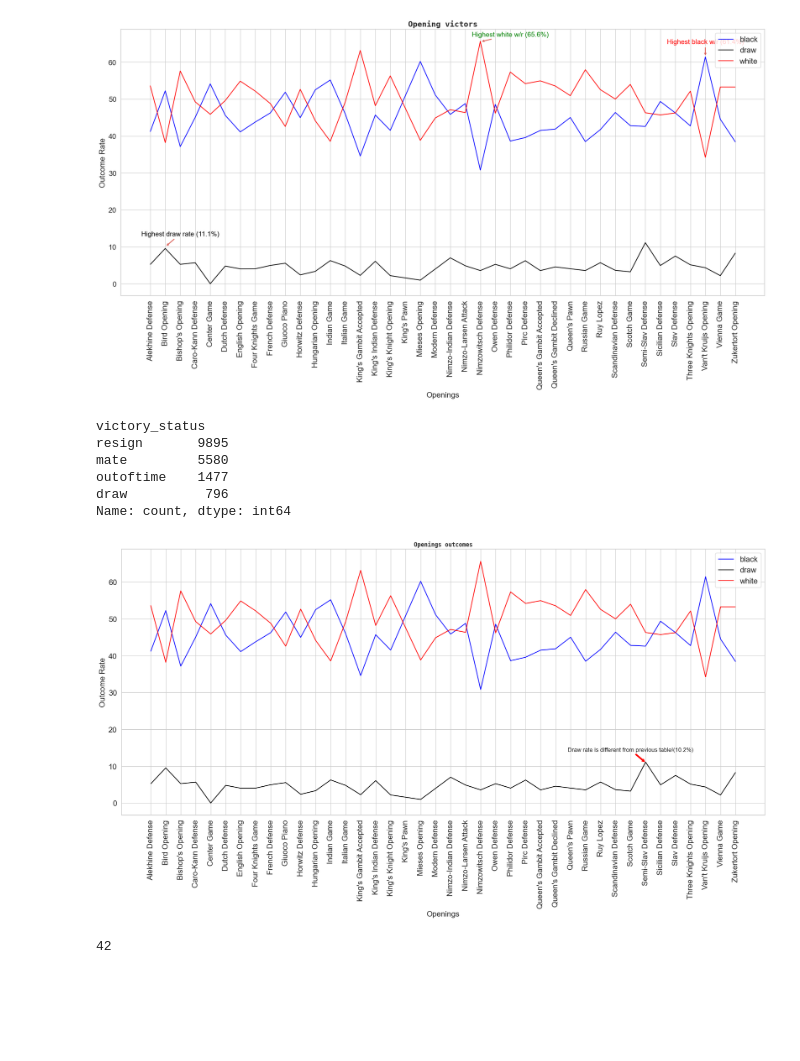
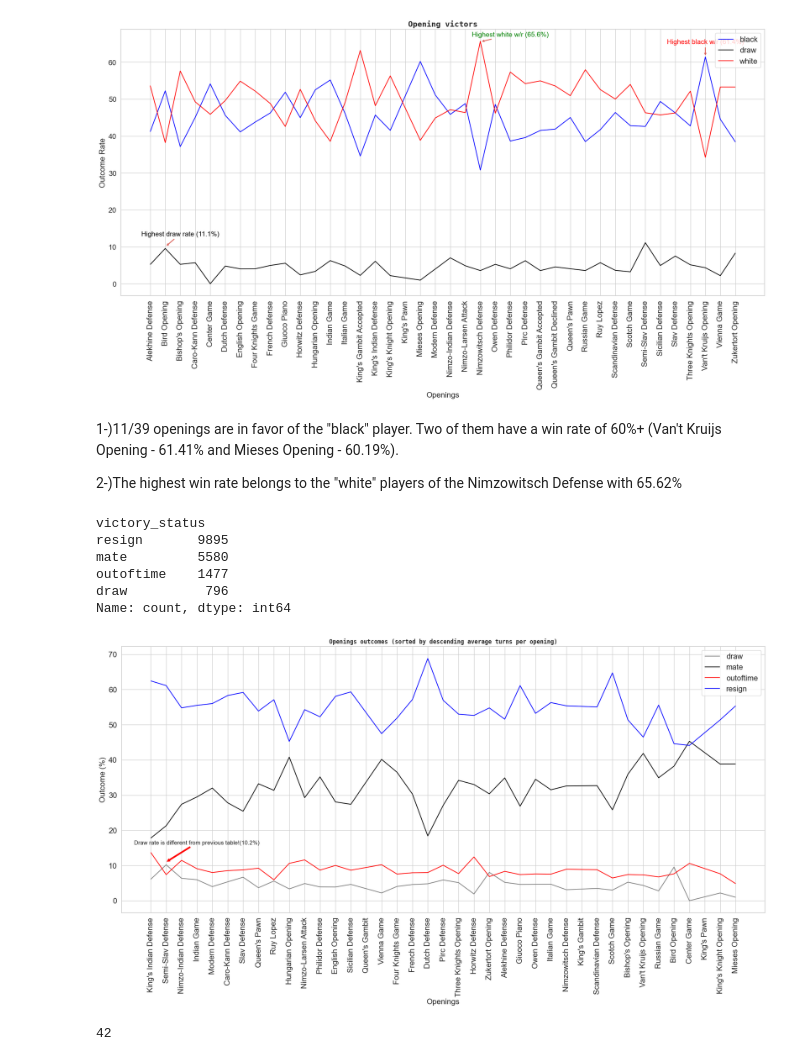
Before and after one commit to reepNao/Veri-Analizi-Bootcamp, a Jupyter notebook: chess_data_analysis.ipynb, the cells around one changed output. Saved outputs shown, nothing was run; the diff lists cells and outputs as text; code cells hidden in the pictures; blank space fills up the shorter version.

```diff
--- a/chess_data_analysis.ipynb
+++ b/chess_data_analysis.ipynb
@@ -45,4 +45,4 @@ def set_limits(x):
         if x <= n:
             return f"{n - 100} - {n}"
 
-df["rating_bracket"] = df["average_rating"].apply(brackets)
+df["rating_gaps"] = df["average_rating"].apply(set_limits)
@@ -57,0 +49,2 @@ df.head()
+# %%
+df = df.drop(columns=['created_at', 'last_move_at', 'opening_eco'])
@@ -363,6 +360,10 @@ plt.yticks(fontsize=15)
 plt.show()
 # %% [output]
 [figure]
+# %% [markdown]
+1-)11/39 openings are in favor of the "black" player. Two of them have a win rate of 60%+ (Van't Kruijs Opening - 61.41% and Mieses Opening - 60.19%).
+
+2-)The highest win rate belongs to the "white" players of the Nimzowitsch Defense with 65.62%
 # %%
 df2["victory_status"].value_counts()
 # %% [output]
@@ -373,40 +374,39 @@ outoftime    1477
 draw          796
 Name: count, dtype: int64
 # %%
-df6 = df2.groupby(["victory_status", "opening_name"]).size().unstack().fillna(0).astype(int)
-df6 = df6.div(df5.sum(axis=0), axis=1).mul(100).round(2).transpose()
-df6 = df6.reindex(['Alekhine Defense', 'Bird Opening', "Bishop's Opening",
-       'Caro-Kann Defense', 'Center Game', 'Dutch Defense', 'English Opening',
-       'Four Knights Game', 'French Defense', 'Giuoco Piano',
-       'Horwitz Defense', 'Hungarian Opening', 'Indian Game', 'Italian Game',
-       "King's Gambit Accepted", "King's Indian Defense",
-       "King's Knight Opening", "King's Pawn", 'Mieses Opening',
-       'Modern Defense', 'Nimzo-Indian Defense', 'Nimzo-Larsen Attack',
-       'Nimzowitsch Defense', 'Owen Defense', 'Philidor Defense',
-       'Pirc Defense', "Queen's Gambit Accepted", "Queen's Gambit Declined",
-       "Queen's Pawn", 'Russian Game', 'Ruy Lopez', 'Scandinavian Defense',
-       'Scotch Game', 'Semi-Slav Defense', 'Sicilian Defense', 'Slav Defense',
-       'Three Knights Opening', "Van't Kruijs Opening", 'Vienna Game',
-       'Zukertort Opening'])
+df7 = df2.groupby(["victory_status", "opening_name"]).size().unstack().fillna(0).astype(int)
+df7 = df7.div(df7.sum(axis=0), axis=1).mul(100).round(2).transpose()
+df7 = df7.reindex(["King's Indian Defense", "Semi-Slav Defense", "Nimzo-Indian Defense",
+       "Indian Game", "Modern Defense", 'Caro-Kann Defense', 'Slav Defense',
+       "Queen's Pawn", 'Ruy Lopez', 'Hungarian Opening', 'Nimzo-Larsen Attack',
+       'Philidor Defense', 'English Opening', 'Sicilian Defense',
+       "Queen's Gambit", 'Vienna Game', 'Four Knights Game', 'French Defense',
+       'Dutch Defense', 'Pirc Defense', 'Three Knights Opening',
+       'Horwitz Defense', 'Zukertort Opening', 'Alekhine Defense',
+       'Giuoco Piano', 'Owen Defense', 'Italian Game', 'Nimzowitsch Defense',
+       "King's Gambit", 'Scandinavian Defense', 'Scotch Game',
+       "Bishop's Opening", "Van't Kruijs Opening", 'Russian Game',
+       'Bird Opening', 'Center Game', "King's Pawn", "King's Knight Opening",
+       'Mieses Opening'])
 # %%
 fig, ax = plt.subplots(figsize=(24, 10))
-sns.lineplot(data = df5, palette=['blue', 'black', 'red'], dashes=[(1, 0), (1, 0), (1, 0), (1, 0)],
+sns.lineplot(data = df7, palette=['grey', "black", 'red','blue'], dashes=[(1, 0), (1, 0), (1, 0), (1, 0)],
             sort = False)
 
-plt.annotate("Draw rate is different from previous table!(10.2%)", xy=(33,11), xytext=(32,14), horizontalalignment="center",
+plt.annotate("Draw rate is different from previous table!(10.2%)", xy=(1,11), xytext=(3,16), horizontalalignment="center",
              arrowprops=dict(arrowstyle='simple',lw=1, color='red') )
 
-plt.title('Openings outcomes',
+plt.title('Openings outcomes (sorted by descending average turns per opening)',
           fontname = 'monospace', weight='bold')
 plt.legend(prop={'size': 16})
 plt.xlabel("Openings", fontsize = 16)
 plt.xticks(fontsize = 16, rotation = 90)
-plt.ylabel("Outcome Rate", fontsize = 16)
+plt.ylabel("Outcome (%)", fontsize = 16)
 plt.yticks(fontsize=16)
 
 plt.show()
 # %% [output]
-[figure, old version]
+[figure, new version]
 # %%
 df2[(df2["winner"] == "draw") & (df2["victory_status"] != "draw")]
 len(df2[(df2["winner"] == "draw") & (df2["victory_status"] != "draw")])
```
Also changed, not shown: parts of 15 cells of this notebook.
